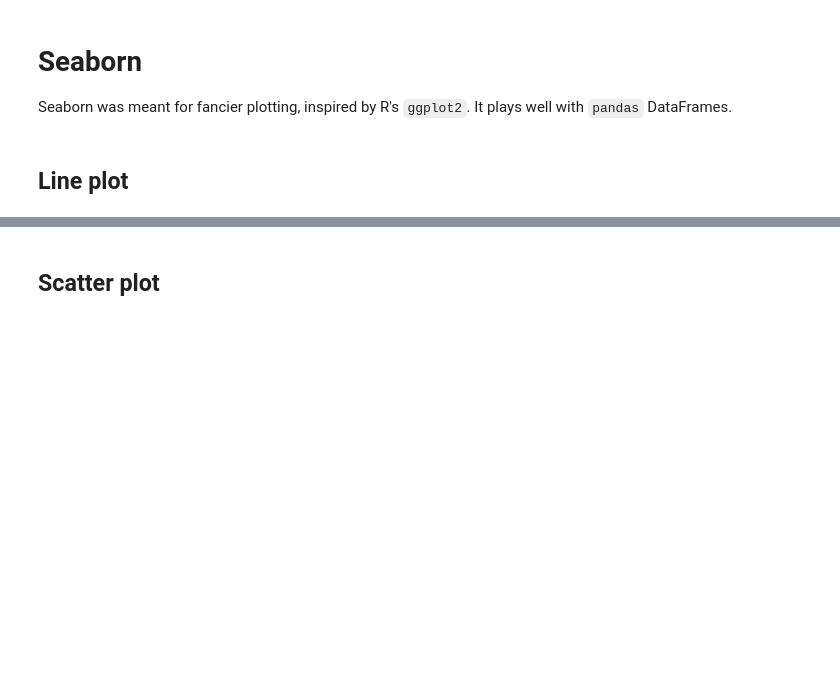
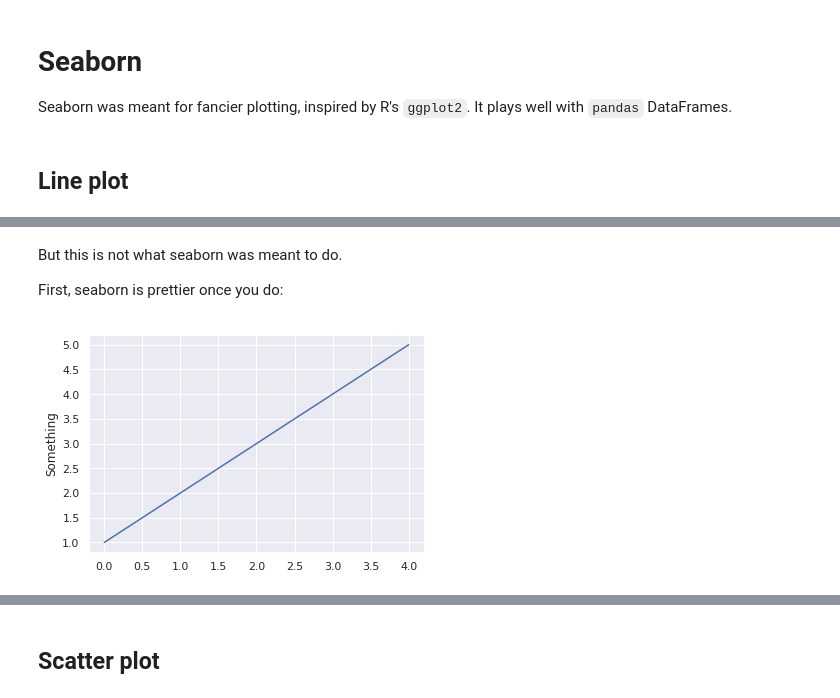
Before and after one commit to gsimchoni/Intro2DS, a Jupyter notebook: misc/intro2python/plotting.ipynb, the cells around one changed output, grey strips where cells are left out. Cells and saved outputs as stored; diff of their text form; code cells hidden in the pictures; blank space fills up the shorter version.

Commit message:
Starts working on seaborn intro

```diff
--- a/misc/intro2python/plotting.ipynb
+++ b/misc/intro2python/plotting.ipynb
@@ -135,0 +147,12 @@ import seaborn as sns
+# %% [markdown]
+But this is not what seaborn was meant to do.
+
+First, seaborn is prettier once you do:
+# %%
+sns.set()
+
+sns.lineplot(range(5), [1, 2, 3, 4, 5])
+plt.ylabel('Something')
+plt.show()
+# %% [output]
+[figure, added]
```
Also changed, not shown: parts of 20 cells of this notebook, 1 other file.
